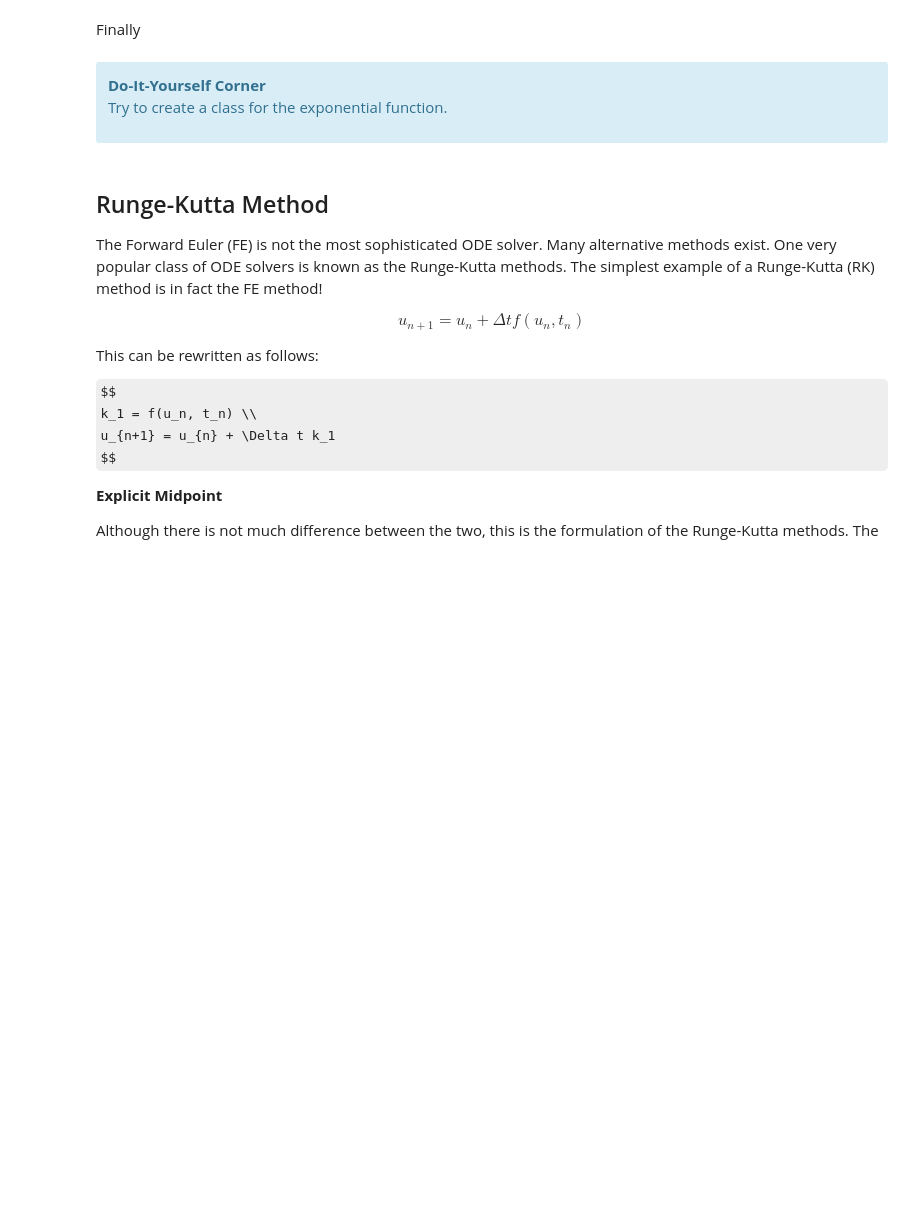
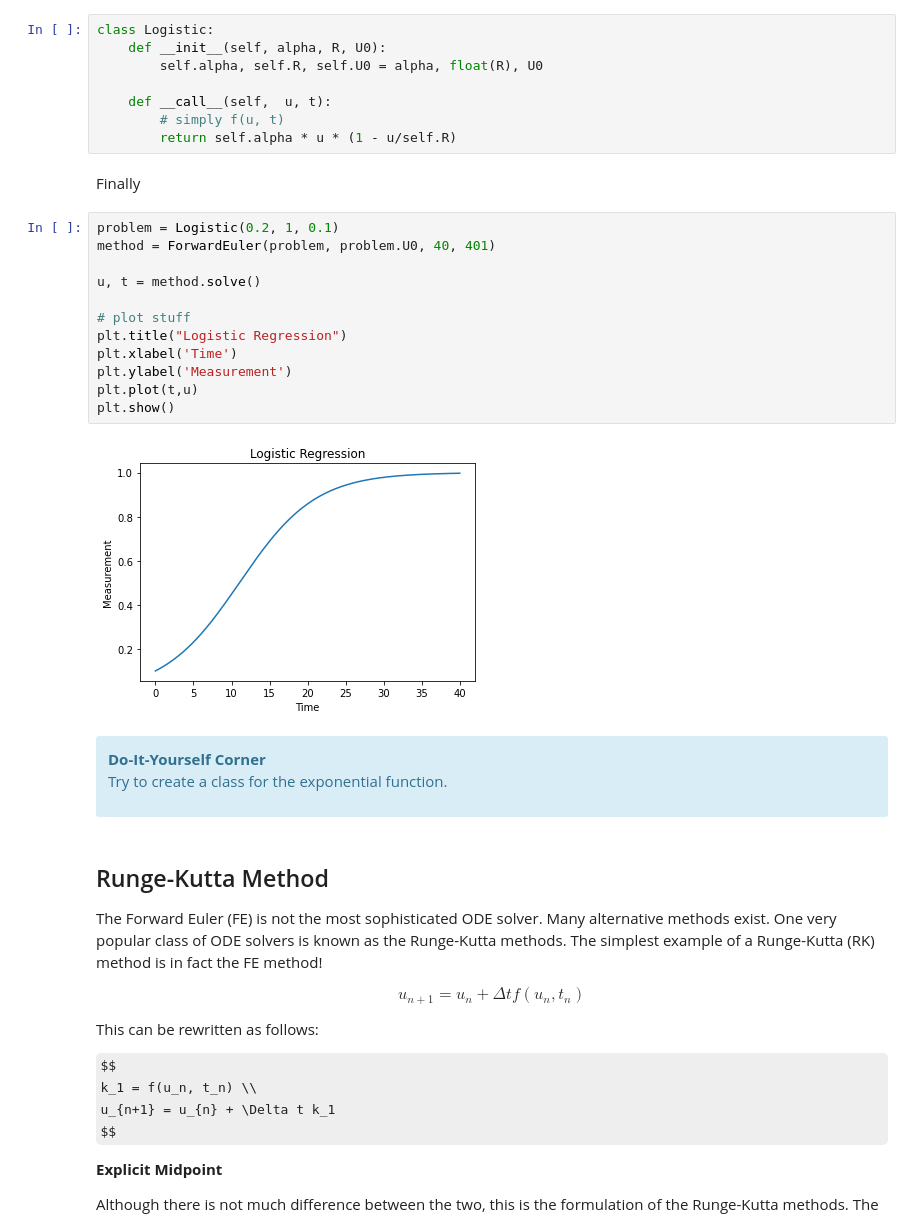
Before and after one commit to aim-msds/cxsy, a Jupyter notebook: ODE/Solving Differential Equations Class.ipynb, the cells around one changed output. Drawn from its saved outputs; the diff is of its cells as text; some formulas as TeX source; blank space fills up the shorter version.

```diff
--- a/ODE/Solving Differential Equations Class.ipynb
+++ b/ODE/Solving Differential Equations Class.ipynb
@@ -87,8 +213,30 @@ where
 $$
 u(0) = U_0 , t \in [0,40]
 $$
+# %%
+class Logistic:
+    def __init__(self, alpha, R, U0):
+        self.alpha, self.R, self.U0 = alpha, float(R), U0
+
+    def __call__(self,  u, t):
+        # simply f(u, t)
+        return self.alpha * u * (1 - u/self.R)
 # %% [markdown]
 Finally
+# %%
+problem = Logistic(0.2, 1, 0.1)
+method = ForwardEuler(problem, problem.U0, 40, 401)
+
+u, t = method.solve()
+
+# plot stuff
+plt.title("Logistic Regression")
+plt.xlabel('Time')
+plt.ylabel('Measurement')
+plt.plot(t,u)
+plt.show()
+# %% [output]
+[figure, added]
 # %% [markdown]
 <div class="alert alert-block alert-info">
 <b>Do-It-Yourself Corner</b>
```
Also changed, not shown: parts of 12 cells of this notebook, 1 other file.
